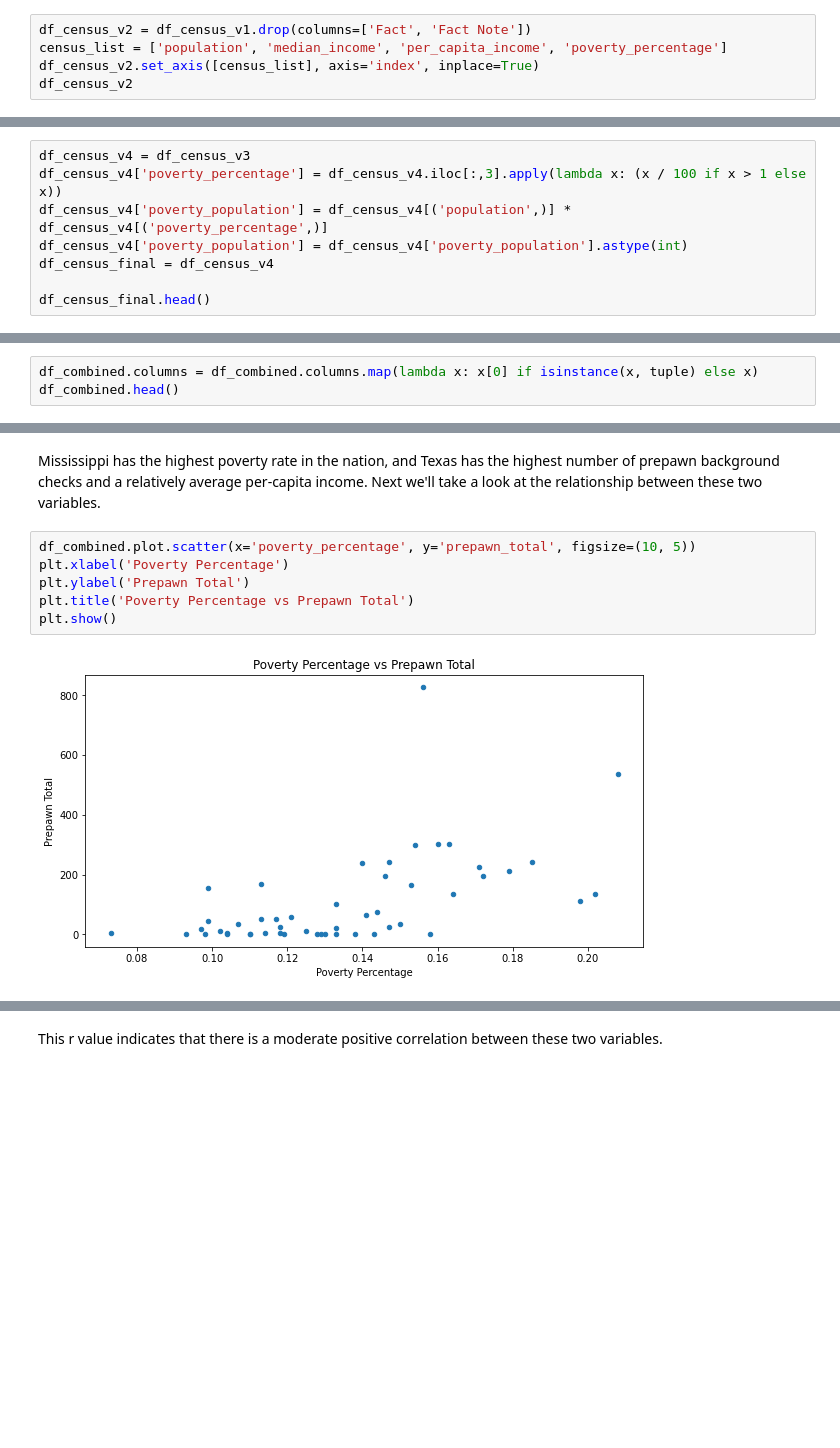
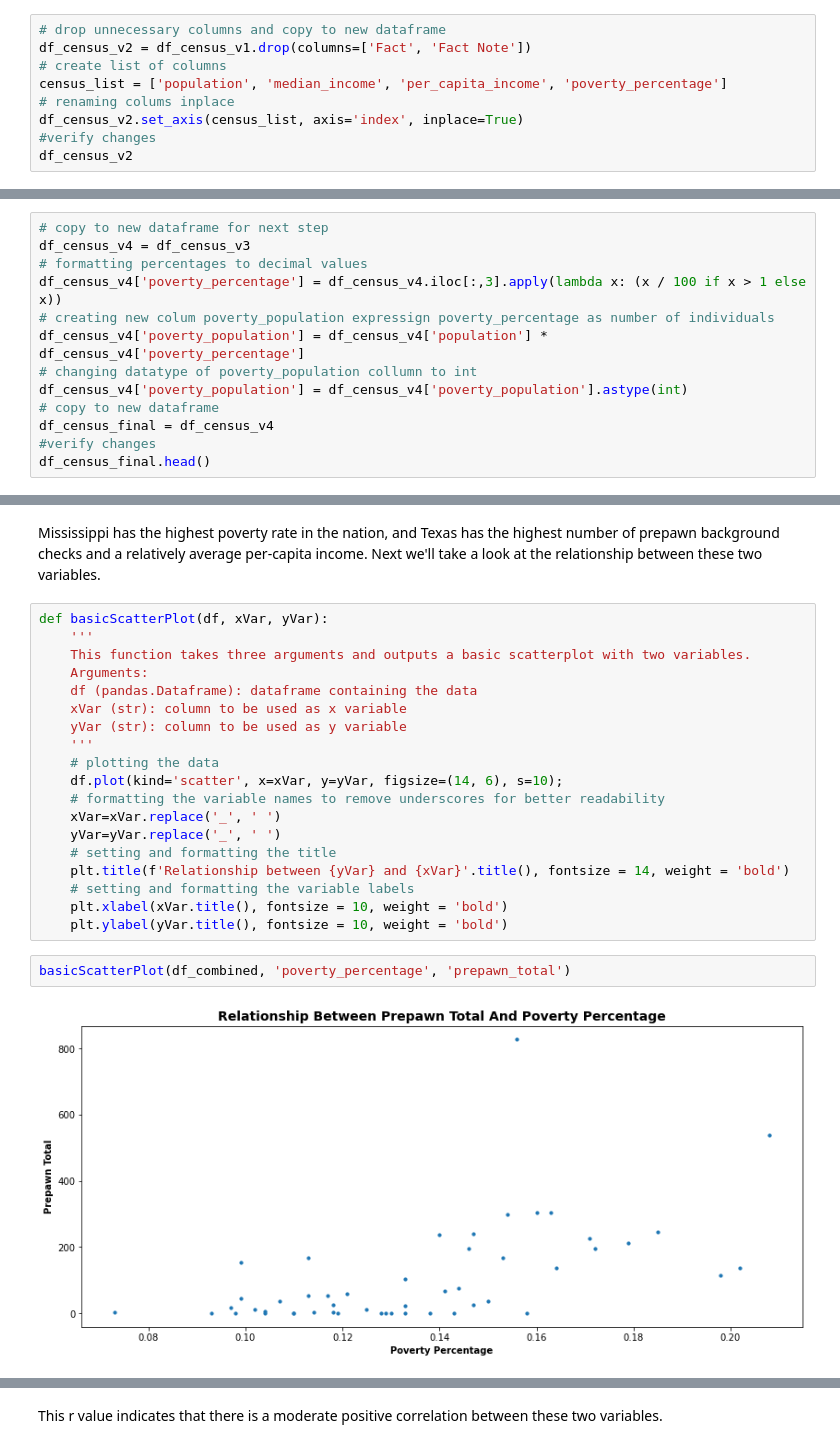
Before and after one commit to jnilso/NICS-Census, a Jupyter notebook: NICS-Census.ipynb, the cells around one changed output, grey strips where cells are left out. Saved outputs shown, nothing was run; the diff lists cells and outputs as text; blank space fills up the shorter version.

```diff
--- a/NICS-Census.ipynb
+++ b/NICS-Census.ipynb
@@ -173,9 +184,13 @@ df_census_v1
 # %% [markdown]
 Down to the required 4 rows. Next I'll drop the 'Fact' and 'Fact Note' columns and then rename the columns for ease of use.
 # %%
+# drop unnecessary columns and copy to new dataframe
 df_census_v2 = df_census_v1.drop(columns=['Fact', 'Fact Note'])
+# create list of columns
 census_list = ['population', 'median_income', 'per_capita_income', 'poverty_percentage']
-df_census_v2.set_axis([census_list], axis='index', inplace=True)
+# renaming colums inplace
+df_census_v2.set_axis(census_list, axis='index', inplace=True)
+#verify changes
 df_census_v2
 # %% [output]
 |  | Alabama | Alaska | Arizona | Arkansas | California | Colorado | Connecticut | Delaware | Florida | Georgia | ... |
@@ -212,12 +232,17 @@ df_census_v3.head()
 # %% [markdown]
 This looks like a good place to set a new working version/copy of the census dataframe and work on fixing the percentages. These values are expressed either as percentages or as a decimal value. For ease of use later, I'll format these as decimal values by simply changing the datatype of the values in that column. I'll also create a new column that converts the percentage of people living under the poverty line to a whole number.
 # %%
+# copy to new dataframe for next step
 df_census_v4 = df_census_v3
+# formatting percentages to decimal values
 df_census_v4['poverty_percentage'] = df_census_v4.iloc[:,3].apply(lambda x: (x / 100 if x > 1 else x))
-df_census_v4['poverty_population'] = df_census_v4[('population',)] * df_census_v4[('poverty_percentage',)]
+# creating new colum poverty_population expressign poverty_percentage as number of individuals
+df_census_v4['poverty_population'] = df_census_v4['population'] * df_census_v4['poverty_percentage']
+# changing datatype of poverty_population collumn to int
 df_census_v4['poverty_population'] = df_census_v4['poverty_population'].astype(int)
+# copy to new dataframe
 df_census_final = df_census_v4
-
+#verify changes
 df_census_final.head()
 # %% [output]
 |  | population | median_income | per_capita_income | poverty_percentage | poverty_population |
@@ -245,3 +270,0 @@ Looks like I have some tuples as column names. Lets fix that and then on to the
-# %%
-df_combined.columns = df_combined.columns.map(lambda x: x[0] if isinstance(x, tuple) else x)
-df_combined.head()
@@ -290,11 +307,26 @@ Mississippi Poverty Percentage: 0.208
 # %% [markdown]
 Mississippi has the highest poverty rate in the nation, and Texas has the highest number of prepawn background checks and a relatively average per-capita income.
 Next we'll take a look at the relationship between these two variables.
+# %%
+def basicScatterPlot(df, xVar, yVar):
+    '''
+    This function takes three arguments and outputs a basic scatterplot with two variables.
+    Arguments:
+    df (pandas.Dataframe): dataframe containing the data
+    xVar (str): column to be used as x variable
+    yVar (str): column to be used as y variable
+    '''
+    # plotting the data
+    df.plot(kind='scatter', x=xVar, y=yVar, figsize=(14, 6), s=10);
+    # formatting the variable names to remove underscores for better readability
+    xVar=xVar.replace('_', ' ')
+    yVar=yVar.replace('_', ' ')
+    # setting and formatting the title
+    plt.title(f'Relationship between {yVar} and {xVar}'.title(), fontsize = 14, weight = 'bold')
+    # setting and formatting the variable labels
+    plt.xlabel(xVar.title(), fontsize = 10, weight = 'bold')
+    plt.ylabel(yVar.title(), fontsize = 10, weight = 'bold')
 # %%
-df_combined.plot.scatter(x='poverty_percentage', y='prepawn_total', figsize=(10, 5))
-plt.xlabel('Poverty Percentage')
-plt.ylabel('Prepawn Total')
-plt.title('Poverty Percentage vs Prepawn Total')
-plt.show()
+basicScatterPlot(df_combined, 'poverty_percentage', 'prepawn_total')
 # %% [output]
-[figure, old version]
+[figure, new version]
```
Also changed, not shown: parts of 25 cells of this notebook.
